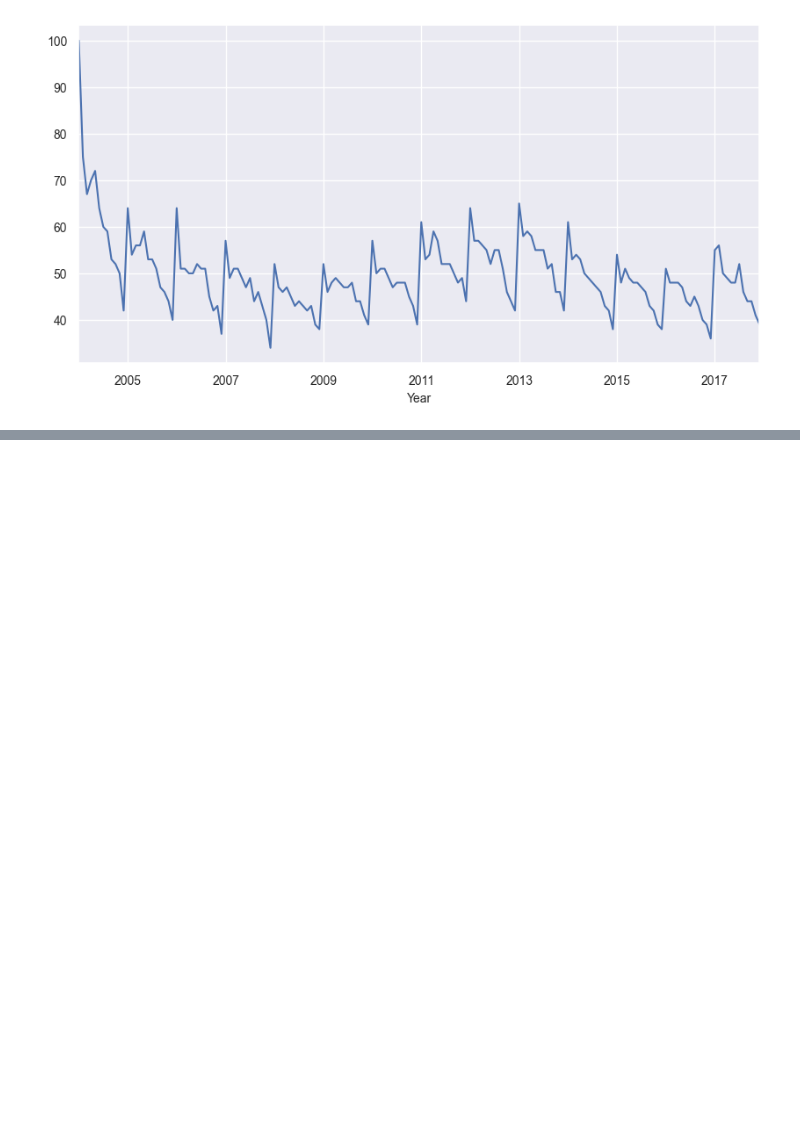
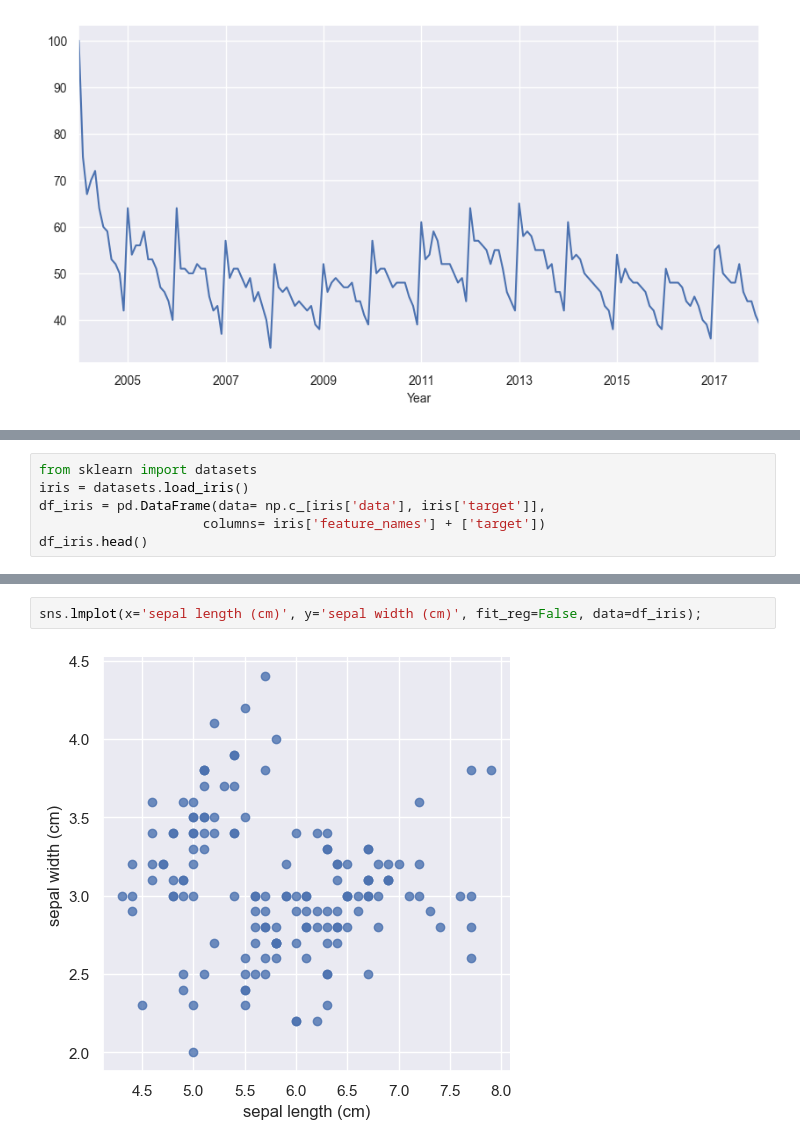
Before and after one commit to danwald/courses, a Jupyter notebook: dwrangler/timeseries.ipynb, the cells around one changed output, grey strips where cells are left out. Cells and saved outputs as stored; diff of their text form; blank space fills up the shorter version.

```diff
--- a/dwrangler/timeseries.ipynb
+++ b/dwrangler/timeseries.ipynb
@@ -72,0 +89,6 @@ plt.xlabel('Year', fontsize=10);
+# %%
+from sklearn import datasets
+iris = datasets.load_iris()
+df_iris = pd.DataFrame(data= np.c_[iris['data'], iris['target']],
+                     columns= iris['feature_names'] + ['target'])
+df_iris.head()
@@ -72,0 +102,4 @@ plt.xlabel('Year', fontsize=10);
+# %%
+sns.lmplot(x='sepal length (cm)', y='sepal width (cm)', fit_reg=False, data=df_iris);
+# %% [output]
+[figure, added]
```
Also changed, not shown: parts of 14 cells of this notebook.
